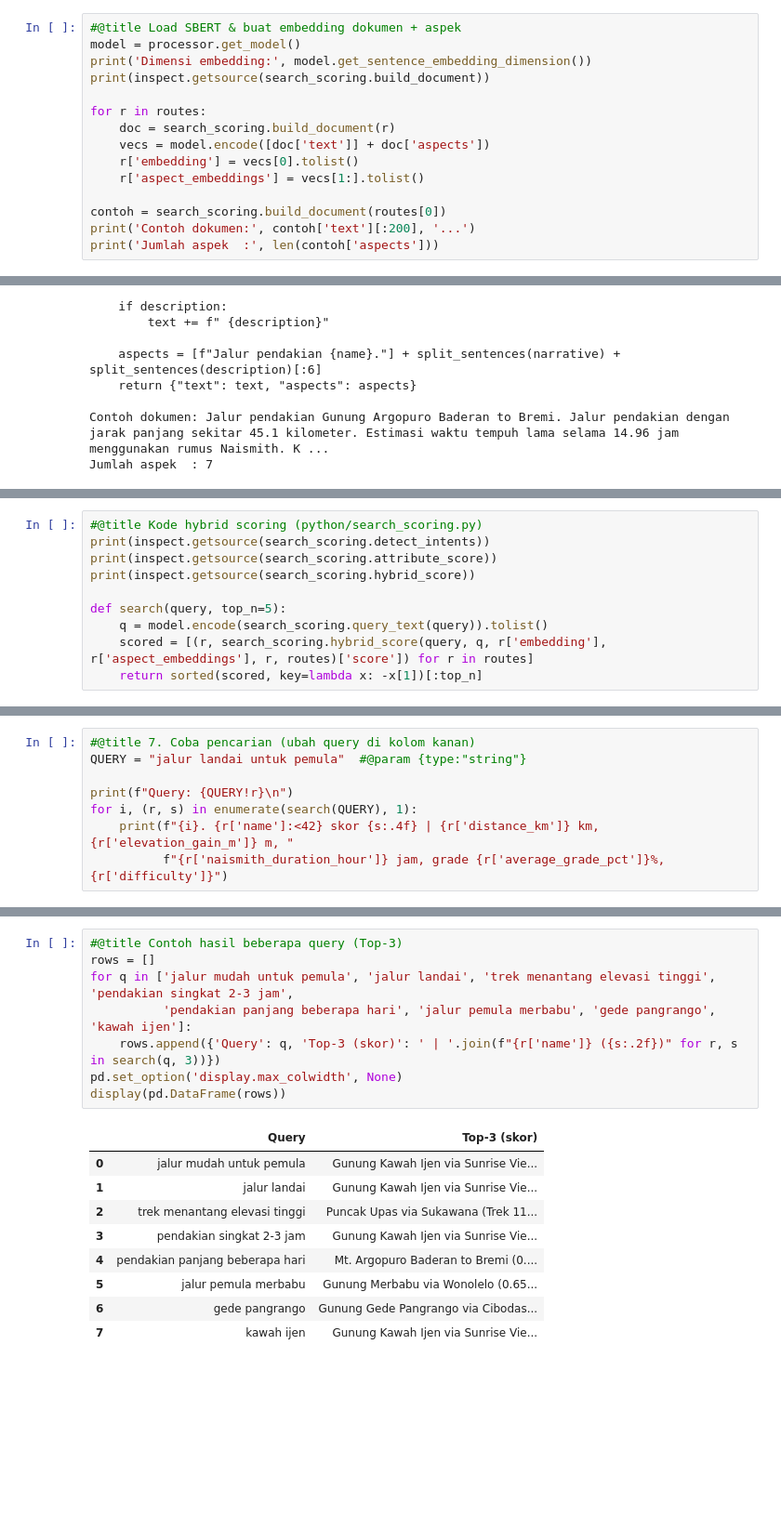
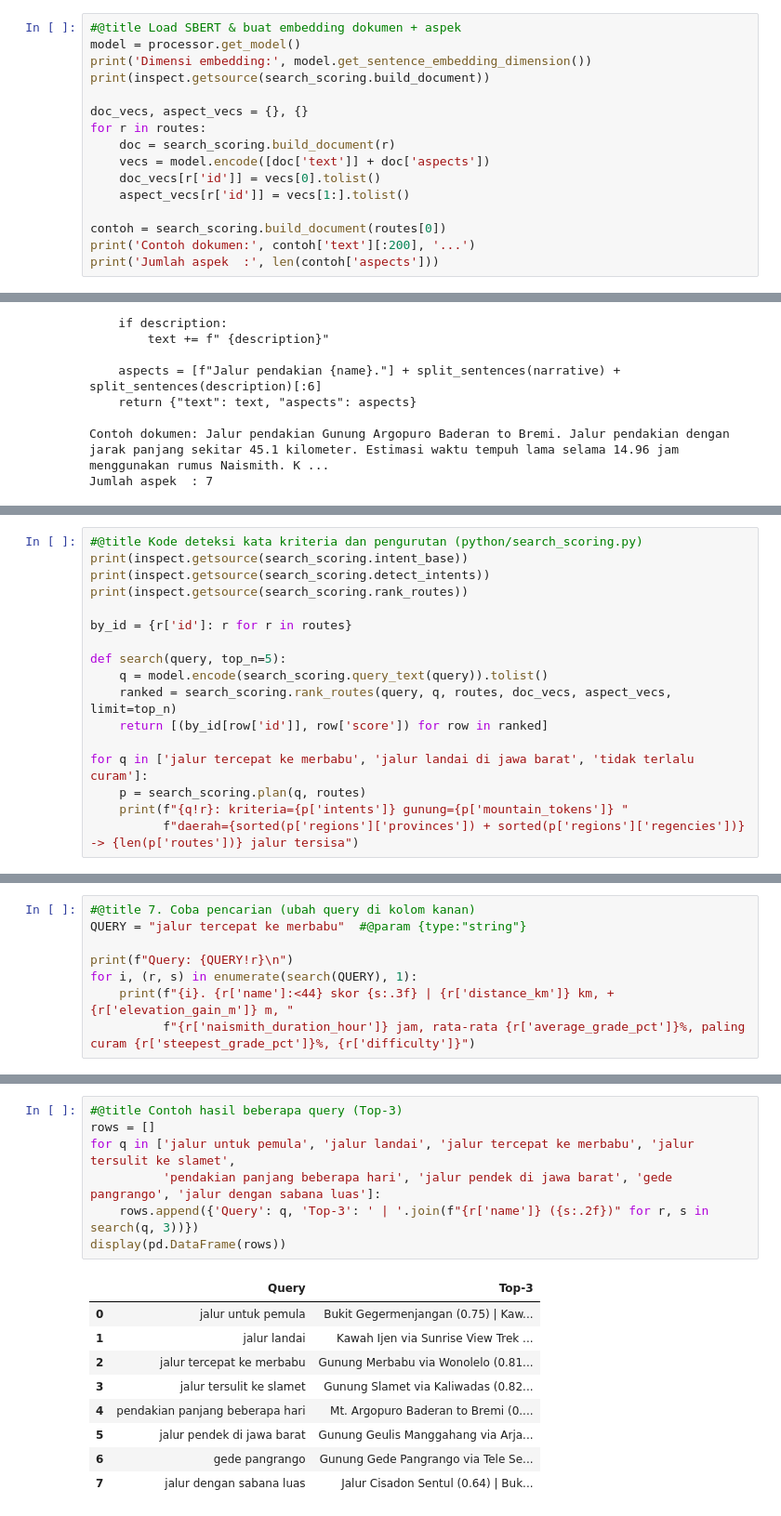
Before and after one commit to dasrams31/rutestrip-app, a Jupyter notebook: python/RuteStrip_Colab.ipynb, the cells around one changed output, grey strips where cells are left out. Shown at 93% size. Saved outputs shown, nothing was run; the diff lists cells and outputs as text; blank space fills up the shorter version.

```diff
--- a/python/RuteStrip_Colab.ipynb
+++ b/python/RuteStrip_Colab.ipynb
@@ -228,11 +214,12 @@ model = processor.get_model()
 print('Dimensi embedding:', model.get_sentence_embedding_dimension())
 print(inspect.getsource(search_scoring.build_document))
 
+doc_vecs, aspect_vecs = {}, {}
 for r in routes:
     doc = search_scoring.build_document(r)
     vecs = model.encode([doc['text']] + doc['aspects'])
-    r['embedding'] = vecs[0].tolist()
-    r['aspect_embeddings'] = vecs[1:].tolist()
+    doc_vecs[r['id']] = vecs[0].tolist()
+    aspect_vecs[r['id']] = vecs[1:].tolist()
 
 contoh = search_scoring.build_document(routes[0])
 print('Contoh dokumen:', contoh['text'][:200], '...')
@@ -266,10 +243,0 @@ Atribut tidak diberikan pada GPX yang statistiknya tidak valid.
-# %%
-#@title Kode hybrid scoring (python/search_scoring.py)
-print(inspect.getsource(search_scoring.detect_intents))
-print(inspect.getsource(search_scoring.attribute_score))
-print(inspect.getsource(search_scoring.hybrid_score))
-
-def search(query, top_n=5):
-    q = model.encode(search_scoring.query_text(query)).tolist()
-    scored = [(r, search_scoring.hybrid_score(query, q, r['embedding'], r['aspect_embeddings'], r, routes)['score']) for r in routes]
-    return sorted(scored, key=lambda x: -x[1])[:top_n]
@@ -293,0 +255,17 @@ def detect_intents(query: str) -> set:
+# %%
+#@title Kode deteksi kata kriteria dan pengurutan (python/search_scoring.py)
+print(inspect.getsource(search_scoring.intent_base))
+print(inspect.getsource(search_scoring.detect_intents))
+print(inspect.getsource(search_scoring.rank_routes))
+
+by_id = {r['id']: r for r in routes}
+
+def search(query, top_n=5):
+    q = model.encode(search_scoring.query_text(query)).tolist()
+    ranked = search_scoring.rank_routes(query, q, routes, doc_vecs, aspect_vecs, limit=top_n)
+    return [(by_id[row['id']], row['score']) for row in ranked]
+
+for q in ['jalur tercepat ke merbabu', 'jalur landai di jawa barat', 'tidak terlalu curam']:
+    p = search_scoring.plan(q, routes)
+    print(f"{q!r}: kriteria={p['intents']} gunung={p['mountain_tokens']} "
+          f"daerah={sorted(p['regions']['provinces']) + sorted(p['regions']['regencies'])} -> {len(p['routes'])} jalur tersisa")
@@ -294,9 +290,9 @@ def detect_intents(query: str) -> set:
 # %%
 #@title 7. Coba pencarian (ubah query di kolom kanan)
-QUERY = "jalur landai untuk pemula"  #@param {type:"string"}
+QUERY = "jalur tercepat ke merbabu"  #@param {type:"string"}
 
 print(f"Query: {QUERY!r}\n")
 for i, (r, s) in enumerate(search(QUERY), 1):
-    print(f"{i}. {r['name']:<42} skor {s:.4f} | {r['distance_km']} km, {r['elevation_gain_m']} m, "
-          f"{r['naismith_duration_hour']} jam, grade {r['average_grade_pct']}%, {r['difficulty']}")
+    print(f"{i}. {r['name']:<44} skor {s:.3f} | {r['distance_km']} km, +{r['elevation_gain_m']} m, "
+          f"{r['naismith_duration_hour']} jam, rata-rata {r['average_grade_pct']}%, paling curam {r['steepest_grade_pct']}%, {r['difficulty']}")
 # %% [output]
@@ -310,20 +306,19 @@ Query: 'jalur landai untuk pemula'
 # %%
 #@title Contoh hasil beberapa query (Top-3)
 rows = []
-for q in ['jalur mudah untuk pemula', 'jalur landai', 'trek menantang elevasi tinggi', 'pendakian singkat 2-3 jam',
-          'pendakian panjang beberapa hari', 'jalur pemula merbabu', 'gede pangrango', 'kawah ijen']:
-    rows.append({'Query': q, 'Top-3 (skor)': ' | '.join(f"{r['name']} ({s:.2f})" for r, s in search(q, 3))})
-pd.set_option('display.max_colwidth', None)
+for q in ['jalur untuk pemula', 'jalur landai', 'jalur tercepat ke merbabu', 'jalur tersulit ke slamet',
+          'pendakian panjang beberapa hari', 'jalur pendek di jawa barat', 'gede pangrango', 'jalur dengan sabana luas']:
+    rows.append({'Query': q, 'Top-3': ' | '.join(f"{r['name']} ({s:.2f})" for r, s in search(q, 3))})
 display(pd.DataFrame(rows))
 # %% [output]
-|  | Query | Top-3 (skor) |
-| 0 | jalur mudah untuk pemula | Gunung Kawah Ijen via Sunrise Vie... |
-| 1 | jalur landai | Gunung Kawah Ijen via Sunrise Vie... |
-| 2 | trek menantang elevasi tinggi | Puncak Upas via Sukawana (Trek 11... |
-| 3 | pendakian singkat 2-3 jam | Gunung Kawah Ijen via Sunrise Vie... |
+|  | Query | Top-3 |
+| 0 | jalur untuk pemula | Bukit Gegermenjangan (0.75) | Kaw... |
+| 1 | jalur landai | Kawah Ijen via Sunrise View Trek ... |
+| 2 | jalur tercepat ke merbabu | Gunung Merbabu via Wonolelo (0.81... |
+| 3 | jalur tersulit ke slamet | Gunung Slamet via Kaliwadas (0.82... |
 | 4 | pendakian panjang beberapa hari | Mt. Argopuro Baderan to Bremi (0.... |
-| 5 | jalur pemula merbabu | Gunung Merbabu via Wonolelo (0.65... |
-| 6 | gede pangrango | Gunung Gede Pangrango via Cibodas... |
-| 7 | kawah ijen | Gunung Kawah Ijen via Sunrise Vie... |
+| 5 | jalur pendek di jawa barat | Gunung Geulis Manggahang via Arja... |
+| 6 | gede pangrango | Gunung Gede Pangrango via Tele Se... |
+| 7 | jalur dengan sabana luas | Jalur Cisadon Sentul (0.64) | Buk... |
 # %% [markdown]
 ## 8. Evaluasi
```
Also changed, not shown: parts of 21 cells of this notebook, 5 other files.
